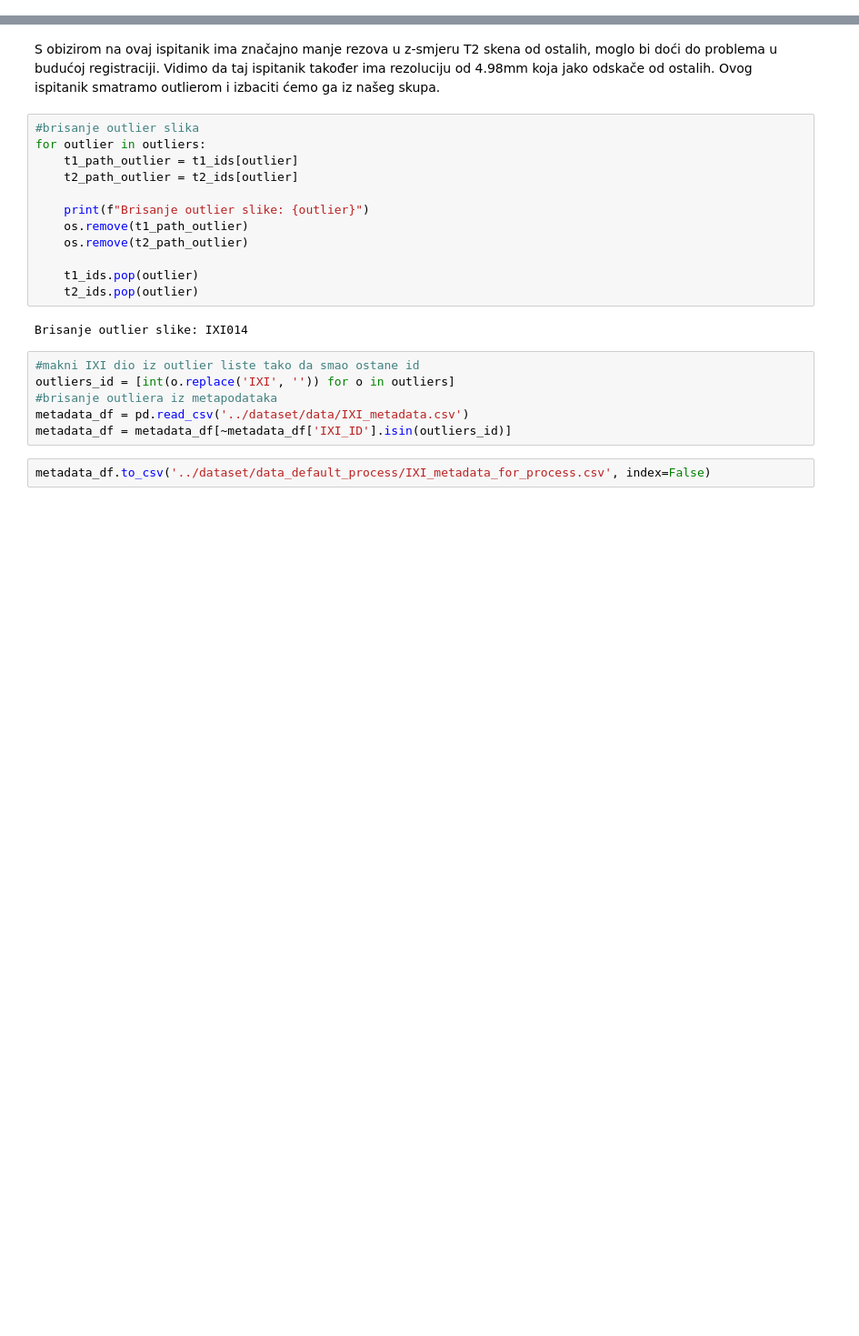
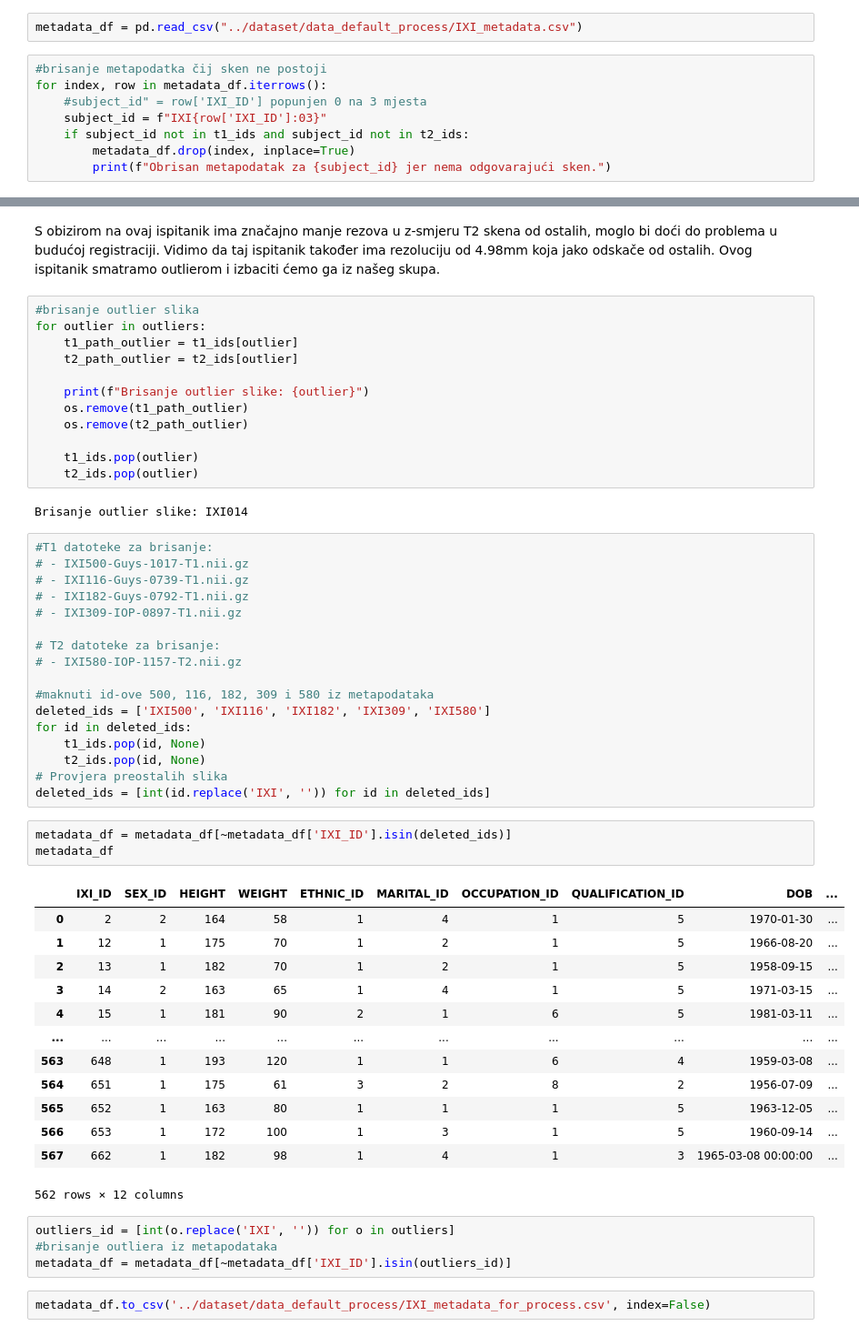
Before and after one commit to matejaVuradin/masterThesis, a Jupyter notebook: notebooks/eda_raw_scans.ipynb, the cells around one changed output, grey strips where cells are left out. Shown: that part at 91% size. Saved outputs shown, nothing was run; the diff lists cells and outputs as text; blank space fills up the shorter version.

```diff
--- a/notebooks/eda_raw_scans.ipynb
+++ b/notebooks/eda_raw_scans.ipynb
@@ -44,3 +44,13 @@ Pronađeno 578 T2 skenova
 Broj zajedničkih subjekata: 577
 Broj T1 skenova bez T2 para: 4
 Broj T2 skenova bez T1 para: 1
+# %%
+metadata_df = pd.read_csv("../dataset/data_default_process/IXI_metadata.csv")
+# %%
+#brisanje metapodatka čij sken ne postoji
+for index, row in metadata_df.iterrows():
+    #subject_id" = row['IXI_ID'] popunjen 0 na 3 mjesta
+    subject_id = f"IXI{row['IXI_ID']:03}"
+    if subject_id not in t1_ids and subject_id not in t2_ids:
+        metadata_df.drop(index, inplace=True)
+        print(f"Obrisan metapodatak za {subject_id} jer nema odgovarajući sken.")
@@ -463,11 +475,43 @@ for outlier in outliers:
     t2_ids.pop(outlier)
 # %% [output]
 Brisanje outlier slike: IXI014
+# %%
+#T1 datoteke za brisanje:
+# - IXI500-Guys-1017-T1.nii.gz
+# - IXI116-Guys-0739-T1.nii.gz
+# - IXI182-Guys-0792-T1.nii.gz
+# - IXI309-IOP-0897-T1.nii.gz
+
+# T2 datoteke za brisanje:
+# - IXI580-IOP-1157-T2.nii.gz
+
+#maknuti id-ove 500, 116, 182, 309 i 580 iz metapodataka
+deleted_ids = ['IXI500', 'IXI116', 'IXI182', 'IXI309', 'IXI580']
+for id in deleted_ids:
+    t1_ids.pop(id, None)
+    t2_ids.pop(id, None)
+# Provjera preostalih slika
+deleted_ids = [int(id.replace('IXI', '')) for id in deleted_ids]
+# %%
+metadata_df = metadata_df[~metadata_df['IXI_ID'].isin(deleted_ids)]
+metadata_df
+# %% [output]
+|  | IXI_ID | SEX_ID | HEIGHT | WEIGHT | ETHNIC_ID | MARITAL_ID | OCCUPATION_ID | QUALIFICATION_ID | DOB | ... |
+| 0 | 2 | 2 | 164 | 58 | 1 | 4 | 1 | 5 | 1970-01-30 | ... |
+| 1 | 12 | 1 | 175 | 70 | 1 | 2 | 1 | 5 | 1966-08-20 | ... |
+| 2 | 13 | 1 | 182 | 70 | 1 | 2 | 1 | 5 | 1958-09-15 | ... |
+| 3 | 14 | 2 | 163 | 65 | 1 | 4 | 1 | 5 | 1971-03-15 | ... |
+| 4 | 15 | 1 | 181 | 90 | 2 | 1 | 6 | 5 | 1981-03-11 | ... |
+| ... | ... | ... | ... | ... | ... | ... | ... | ... | ... | ... |
+| 563 | 648 | 1 | 193 | 120 | 1 | 1 | 6 | 4 | 1959-03-08 | ... |
+| 564 | 651 | 1 | 175 | 61 | 3 | 2 | 8 | 2 | 1956-07-09 | ... |
+| 565 | 652 | 1 | 163 | 80 | 1 | 1 | 1 | 5 | 1963-12-05 | ... |
+| 566 | 653 | 1 | 172 | 100 | 1 | 3 | 1 | 5 | 1960-09-14 | ... |
+| 567 | 662 | 1 | 182 | 98 | 1 | 4 | 1 | 3 | 1965-03-08 00:00:00 | ... |
+562 rows × 12 columns
 # %%
-#makni IXI dio iz outlier liste tako da smao ostane id
 outliers_id = [int(o.replace('IXI', '')) for o in outliers]
 #brisanje outliera iz metapodataka
-metadata_df = pd.read_csv('../dataset/data/IXI_metadata.csv')
 metadata_df = metadata_df[~metadata_df['IXI_ID'].isin(outliers_id)]
 # %%
 metadata_df.to_csv('../dataset/data_default_process/IXI_metadata_for_process.csv', index=False)
```
Also changed, not shown: parts of 7 cells of this notebook, 3 other files.
